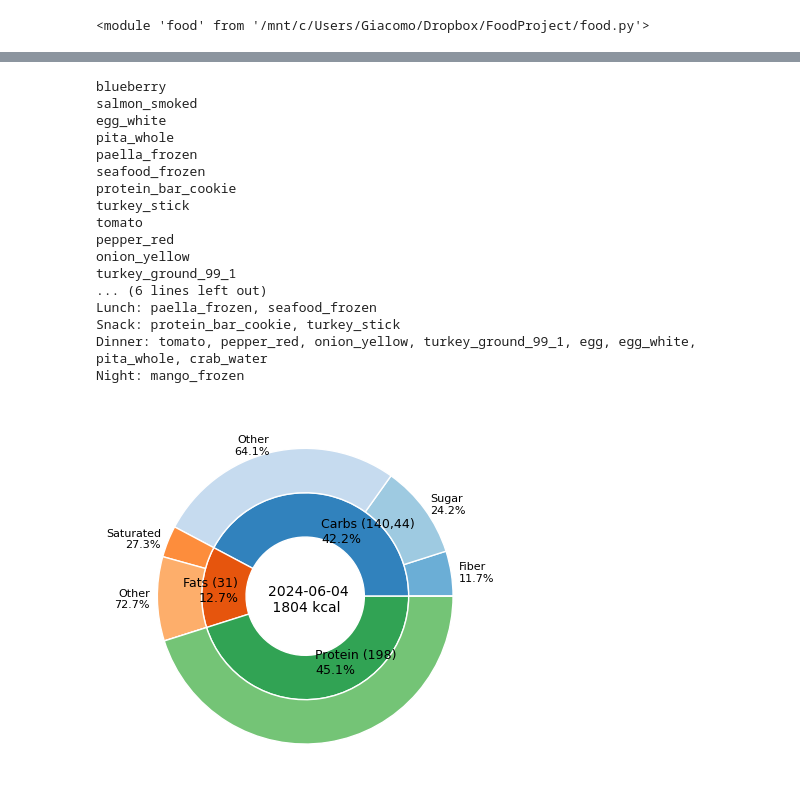
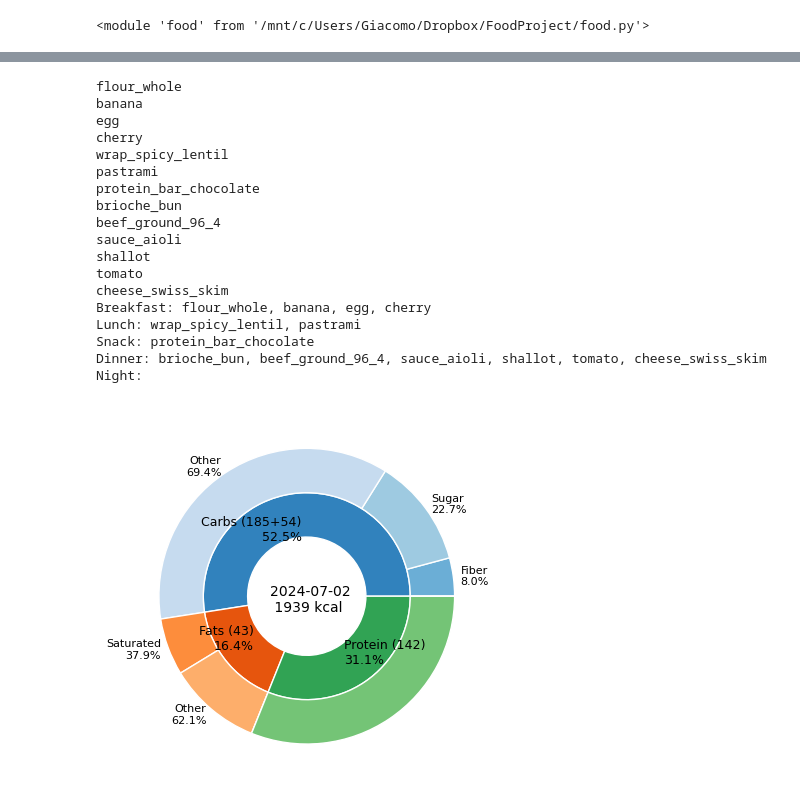
Before and after one commit to giacomoscanavini/food_project, a Jupyter notebook: testing.ipynb, the cells around one changed output, grey strips where cells are left out. Drawn from its saved outputs; the diff is of its cells as text; code cells hidden in the pictures.

```diff
--- a/testing.ipynb
+++ b/testing.ipynb
@@ -112,24 +72,25 @@ dtype: object
 #food.sum_up_day(df_nutrients, category=None)
 # %%
 fig, ax = plt.subplots(1,1)
-food.plot_pie_given_day(database_path, f"{diary_path}2024-06-04.txt", ax=ax)
+food.plot_pie_given_day(database_path, f"{diary_path}2024-07-02.txt", ax=ax)
 # %% [output]
-blueberry
-salmon_smoked
-egg_white
-pita_whole
-paella_frozen
-seafood_frozen
-protein_bar_cookie
-turkey_stick
+flour_whole
+banana
+egg
+cherry
+wrap_spicy_lentil
+pastrami
+protein_bar_chocolate
+brioche_bun
+beef_ground_96_4
+sauce_aioli
+shallot
 tomato
-pepper_red
-onion_yellow
-turkey_ground_99_1
-... (6 lines left out)
-Lunch: paella_frozen, seafood_frozen
-Snack: protein_bar_cookie, turkey_stick
-Dinner: tomato, pepper_red, onion_yellow, turkey_ground_99_1, egg, egg_white, pita_whole, crab_water
-Night: mango_frozen
+cheese_swiss_skim
+Breakfast: flour_whole, banana, egg, cherry
+Lunch: wrap_spicy_lentil, pastrami
+Snack: protein_bar_chocolate
+Dinner: brioche_bun, beef_ground_96_4, sauce_aioli, shallot, tomato, cheese_swiss_skim
+Night:
-[figure, old version]
+[figure, new version]
 # %%
```
Also changed, not shown: parts of 3 cells of this notebook, 19 other files.
